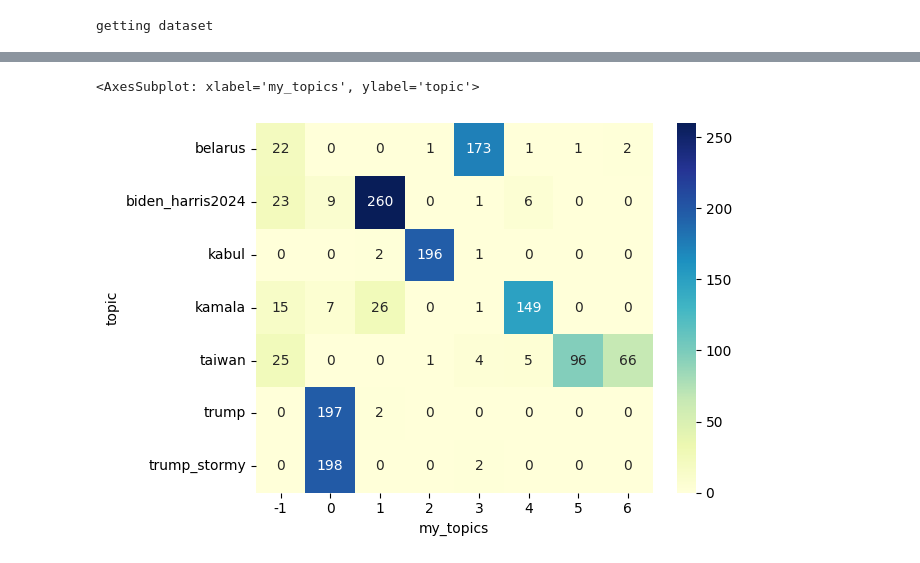
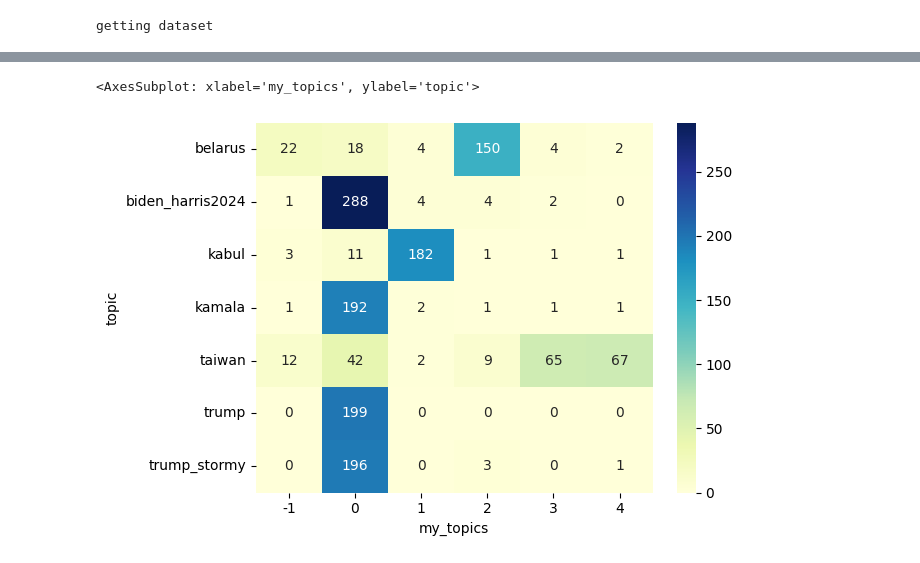
Before and after one commit to alessiogandelli/BERTopic_evaluation, a Jupyter notebook: src/notebooks/Supervised.ipynb, the cells around one changed output, grey strips where cells are left out. Drawn from its saved outputs; the diff is of its cells as text; code cells hidden in the pictures.

Commit message:
test multiple times

```diff
--- a/src/notebooks/Supervised.ipynb
+++ b/src/notebooks/Supervised.ipynb
@@ -330,7 +328,7 @@ bert_no_hash.visualize_heatmap()
 # %% [markdown]
 # Politics supervised evaluation
 # %%
-df = get_test_dataset('./../../data/US_supervised/')
+df = get_test_dataset('./../../data/politics_supervised/')
 df_no_hash = df.copy()
 df_no_hash['text'] = df_no_hash['text'].str.replace(r'#\S+', '', case=False)
 # %% [output]
@@ -351,2 +431,6 @@ check the heatmap
 # %%
 bert.visualize_documents()
+# %%
+nmf_no_hash = Supervised(df_no_hash, 'NMF')
+bert_no_hash = Supervised(df_no_hash, 'all-MiniLM-L6-v2')
+openai_no_hash = Supervised(df_no_hash, 'openai')
@@ -353,5 +452,5 @@ bert.visualize_documents()
 # %%
-openai_eval.visualize_heatmap()
+openai_no_hash.visualize_heatmap()
 # %% [output]
 <AxesSubplot: xlabel='my_topics', ylabel='topic'>
-[figure, old version]
+[figure, new version]
```
Also changed, not shown: parts of 24 cells of this notebook, 4 other files.
